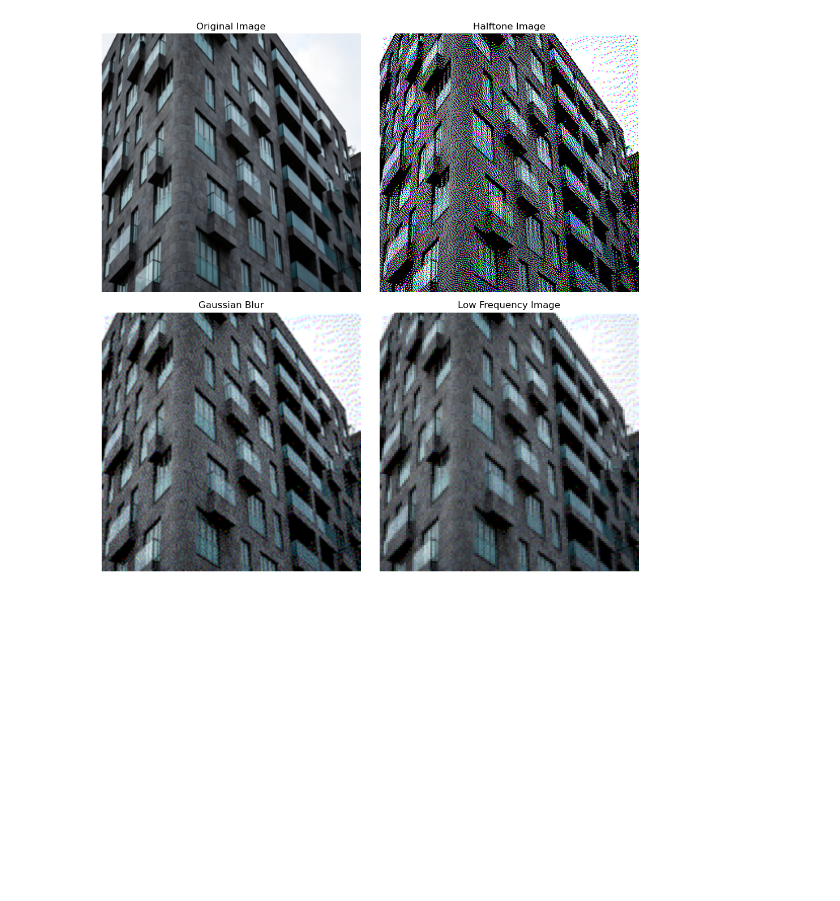
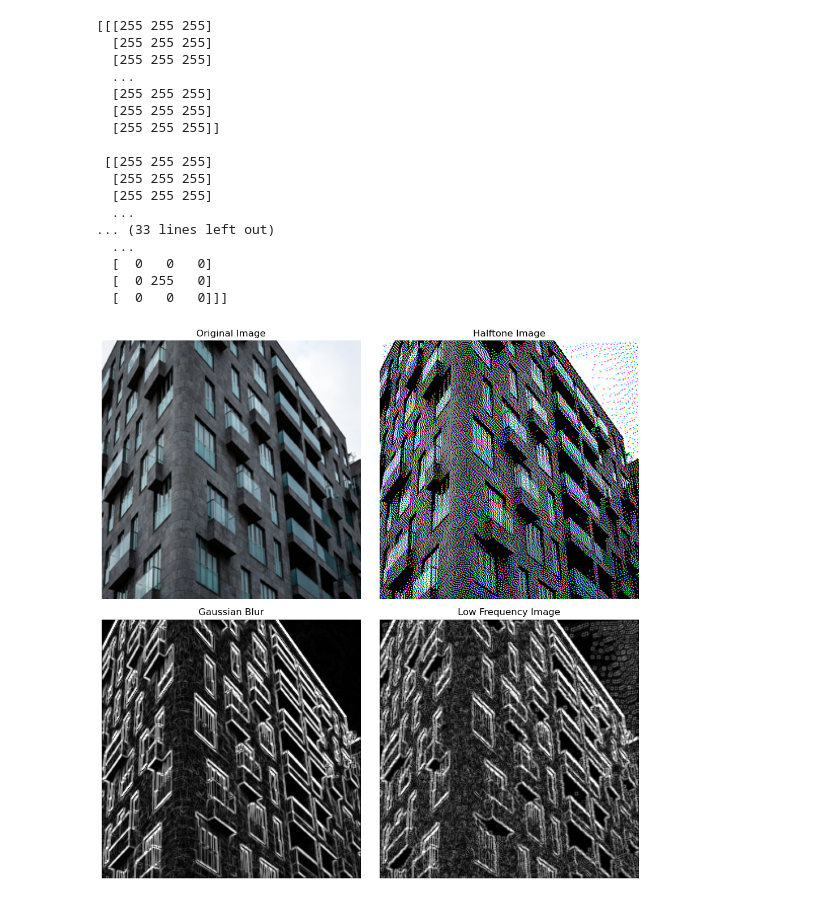
Before and after one commit to Kenny3Shen/DiffSo, a Jupyter notebook: DWT.ipynb, the cells around one changed output. Saved outputs shown, nothing was run; the diff lists cells and outputs as text; code cells hidden in the pictures; blank space fills up the shorter version.

```diff
--- a/DWT.ipynb
+++ b/DWT.ipynb
@@ -42,34 +42,52 @@ def halftone(img):
 def weightedSobel(img):
     img = cv2.cvtColor(img, cv2.COLOR_BGR2GRAY)
     img_sobel_x = cv2.Sobel(img, cv2.CV_64F, 1, 0, ksize=3)
     img_sobel_y = cv2.Sobel(img, cv2.CV_64F, 0, 1, ksize=3)
 
     img_sobel_x = cv2.convertScaleAbs(img_sobel_x)
     img_sobel_y = cv2.convertScaleAbs(img_sobel_y)
     img_sobel = cv2.addWeighted(img_sobel_x, 0.5, img_sobel_y, 0.5, 0)
     return img_sobel
 # 主处理流程
 img_path = '/home/shenss/python/dataset/Urban100/gt/img_001.png'
 
 # 读取和处理图像
 img = np.array(Image.open(img_path))
 img_wsobel = weightedSobel(img)
 img_ht = halftone(img)
 img_gauss = cv2.GaussianBlur(img_ht, (3, 3), 0)
-img_low_freq = remove_high_freq(img_gauss, wavelet='haar', level=1)
+img_gauss_wsobel = weightedSobel(img_gauss)
+img_low_freq = remove_high_freq(img_ht, wavelet='haar', level=1)
 
 # 显示结果 - 修改为2x2布局
 plt.figure(figsize=(10, 10))
 titles = ['Original Image', 'Halftone Image', 'Gaussian Blur', 'Low Frequency Image']
-images = [img, img_ht, img_gauss, img_low_freq]
+images = [img, img_ht, img_wsobel, img_gauss_wsobel]
 
 for i, (title, image) in enumerate(zip(titles, images)):
     plt.subplot(2, 2, i+1)
-    plt.imshow(image)
+    plt.imshow(image, cmap='gray')
     plt.title(title)
     plt.axis('off')
 
 plt.tight_layout()
 plt.show()
 # %% [output]
+[[[255 255 255]
+  [255 255 255]
+  [255 255 255]
+  ...
+  [255 255 255]
+  [255 255 255]
+  [255 255 255]]
+
+ [[255 255 255]
+  [255 255 255]
+  [255 255 255]
+  ...
+... (33 lines left out)
+  ...
+  [  0   0   0]
+  [  0 255   0]
+  [  0   0   0]]]
-[figure, old version]
+[figure, new version]
```
Also changed, not shown: 7 other files.
